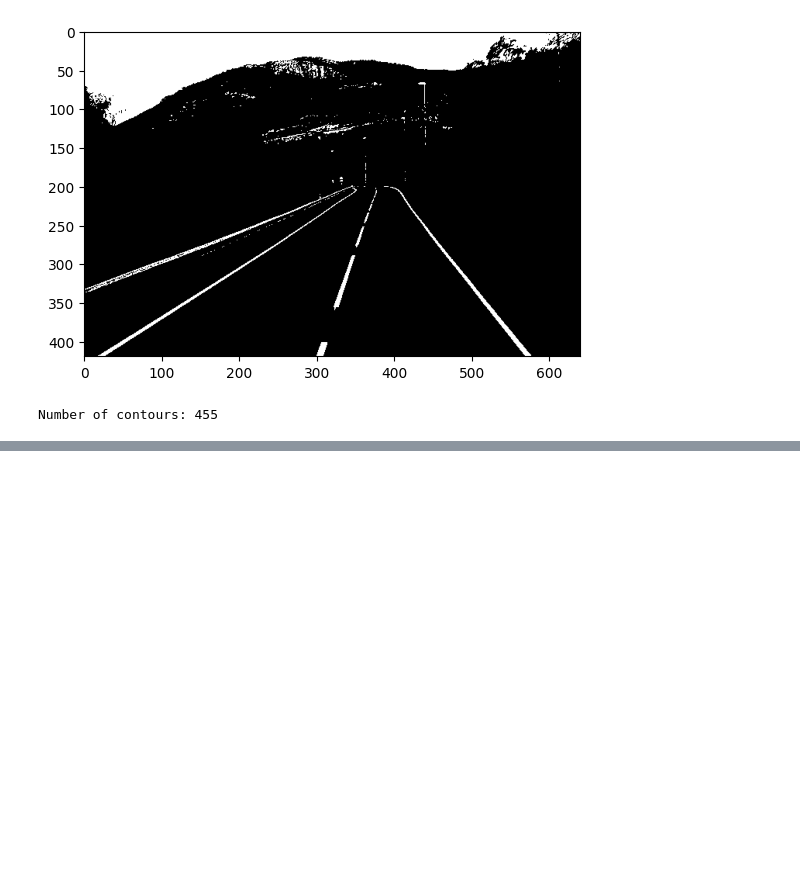
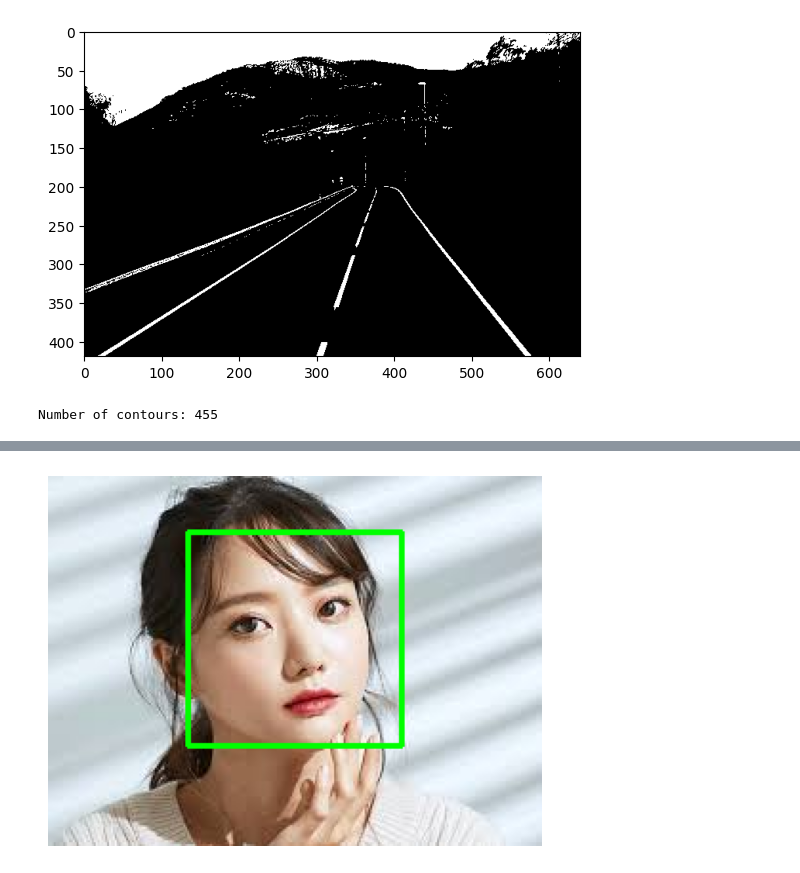
Before and after one commit to horolrolx/ai_visualization, a Jupyter notebook: day08/DAY8.ipynb, the cells around one changed output, grey strips where cells are left out. Saved outputs shown, nothing was run; the diff lists cells and outputs as text; code cells hidden in the pictures; blank space fills up the shorter version.

```diff
--- a/day08/DAY8.ipynb
+++ b/day08/DAY8.ipynb
@@ -180,0 +207,13 @@ plt.show()
+# %%
+# 얼굴에 박스 그리기
+for (x, y, w, h) in faces:
+    cv2.rectangle(face_bgr, (x, y), (x+w, y+h), (0, 255, 0), 2)
+
+# BGR -> RGB로 변환
+face_rgb = cv2.cvtColor(face_bgr, cv2.COLOR_BGR2RGB)
+
+plt.imshow(face_rgb)
+plt.axis('off')
+plt.show()
+# %% [output]
+[figure, added]
```
Also changed, not shown: parts of 7 cells of this notebook, 3 other files.
